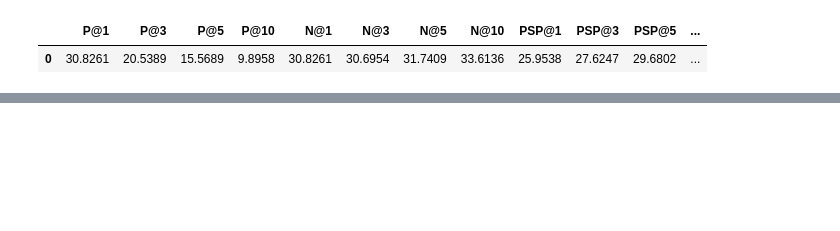
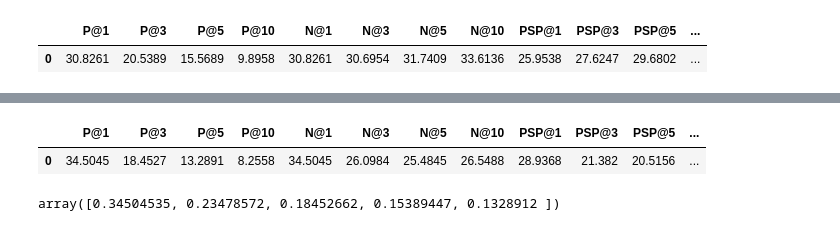
Before and after one commit to suchith720/xc_nlg, a Jupyter notebook: nbs/66-radga-dr-ep-for-wikiseealso.ipynb, the cells around one changed output, grey strips where cells are left out. Saved outputs shown, nothing was run; the diff lists cells and outputs as text; code cells hidden in the pictures; blank space fills up the shorter version.

```diff
--- a/nbs/66-radga-dr-ep-for-wikiseealso.ipynb
+++ b/nbs/66-radga-dr-ep-for-wikiseealso.ipynb
@@ -257,0 +317,16 @@ display_metric(o.metrics)
+# %%
+import numpy as np
+from xcai.data import MainXCDataset, XCDataBlock, XCDataset, BaseXCDataBlock
+
+dataset = MainXCDataset(block.test.dset.data.data_info, block.test.dset.meta['cat_meta'].data_meta,
+                        block.test.dset.meta['cat_meta'].meta_info)
+idx = np.where(dataset.data_lbl.getnnz(axis=1) > 0)[0]
+test_meta_dset = XCDataset(dataset._getitems(idx))
+
+dataset = MainXCDataset(block.train.dset.data.data_info, block.train.dset.meta['cat_meta'].data_meta,
+                        block.train.dset.meta['cat_meta'].meta_info)
+idx = np.where(dataset.data_lbl.getnnz(axis=1) > 0)[0]
+train_meta_dset = XCDataset(dataset._getitems(idx))
+# %%
+metric = PrecRecl(test_meta_dset.n_lbl, test_meta_dset.data.data_lbl_filterer, prop=train_meta_dset.data.data_lbl,
+                  pk=10, rk=200, rep_pk=[1, 3, 5, 10], rep_rk=[10, 100, 200])
@@ -257,0 +346,2 @@ display_metric(o.metrics)
+# %%
+o = learn.predict(test_meta_dset)
@@ -257,0 +350,5 @@ display_metric(o.metrics)
+# %%
+display_metric(o.metrics)
+# %% [output]
+|  | P@1 | P@3 | P@5 | P@10 | N@1 | N@3 | N@5 | N@10 | PSP@1 | PSP@3 | PSP@5 | ... |
+| 0 | 34.5045 | 18.4527 | 13.2891 | 8.2558 | 34.5045 | 26.0984 | 25.4845 | 26.5488 | 28.9368 | 21.382 | 20.5156 | ... |
@@ -257,0 +357,5 @@ display_metric(o.metrics)
+# %%
+import xclib.evaluation.xc_metrics as xc_metrics
+xc_metrics.precision(meta_pred, test_meta_dset.data.data_lbl, k=5)
+# %% [output]
+array([0.34504535, 0.23478572, 0.18452662, 0.15389447, 0.1328912 ])
```
Also changed, not shown: parts of 24 cells of this notebook, 9 other files.
